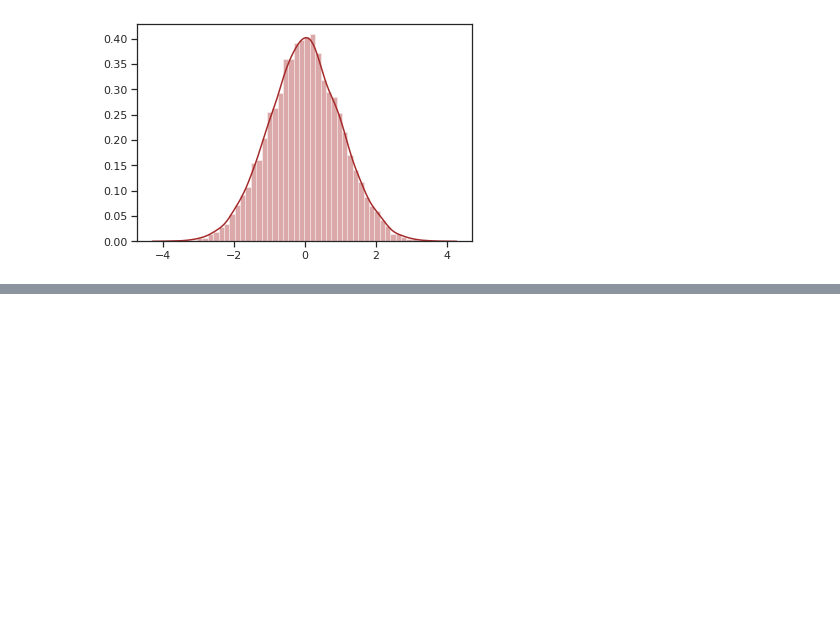
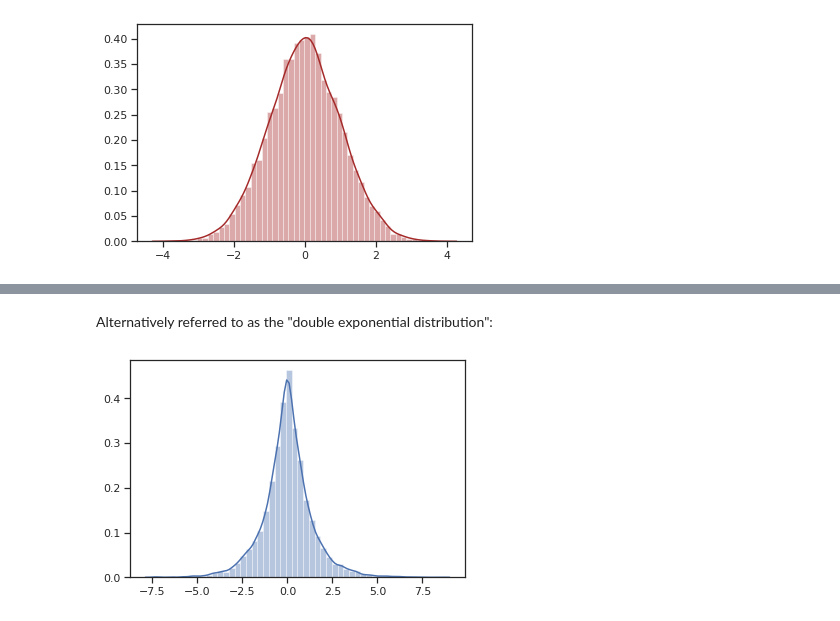
Before and after one commit to jonkrohn/ML-foundations, a Jupyter notebook: notebooks/5-probability.ipynb, the cells around one changed output, grey strips where cells are left out. Saved outputs shown, nothing was run; the diff lists cells and outputs as text; code cells hidden in the pictures; blank space fills up the shorter version.

```diff
--- a/notebooks/5-probability.ipynb
+++ b/notebooks/5-probability.ipynb
@@ -925,0 +956,6 @@ Real-world examples:
+# %% [markdown]
+Alternatively referred to as the "double exponential distribution":
+# %%
+_ = sns.distplot(x)
+# %% [output]
+[figure, added]
```
Also changed, not shown: parts of 41 cells of this notebook.
